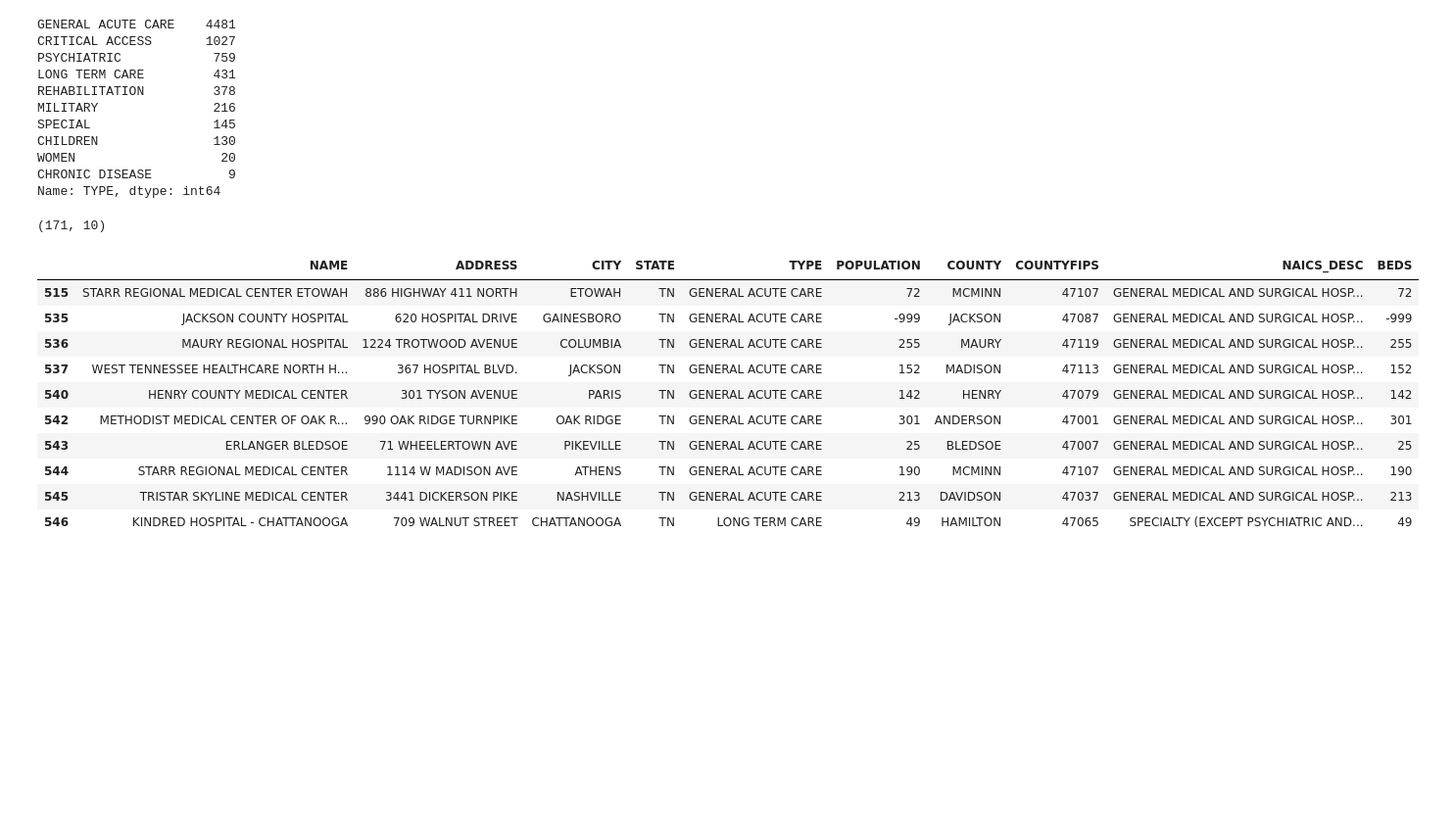
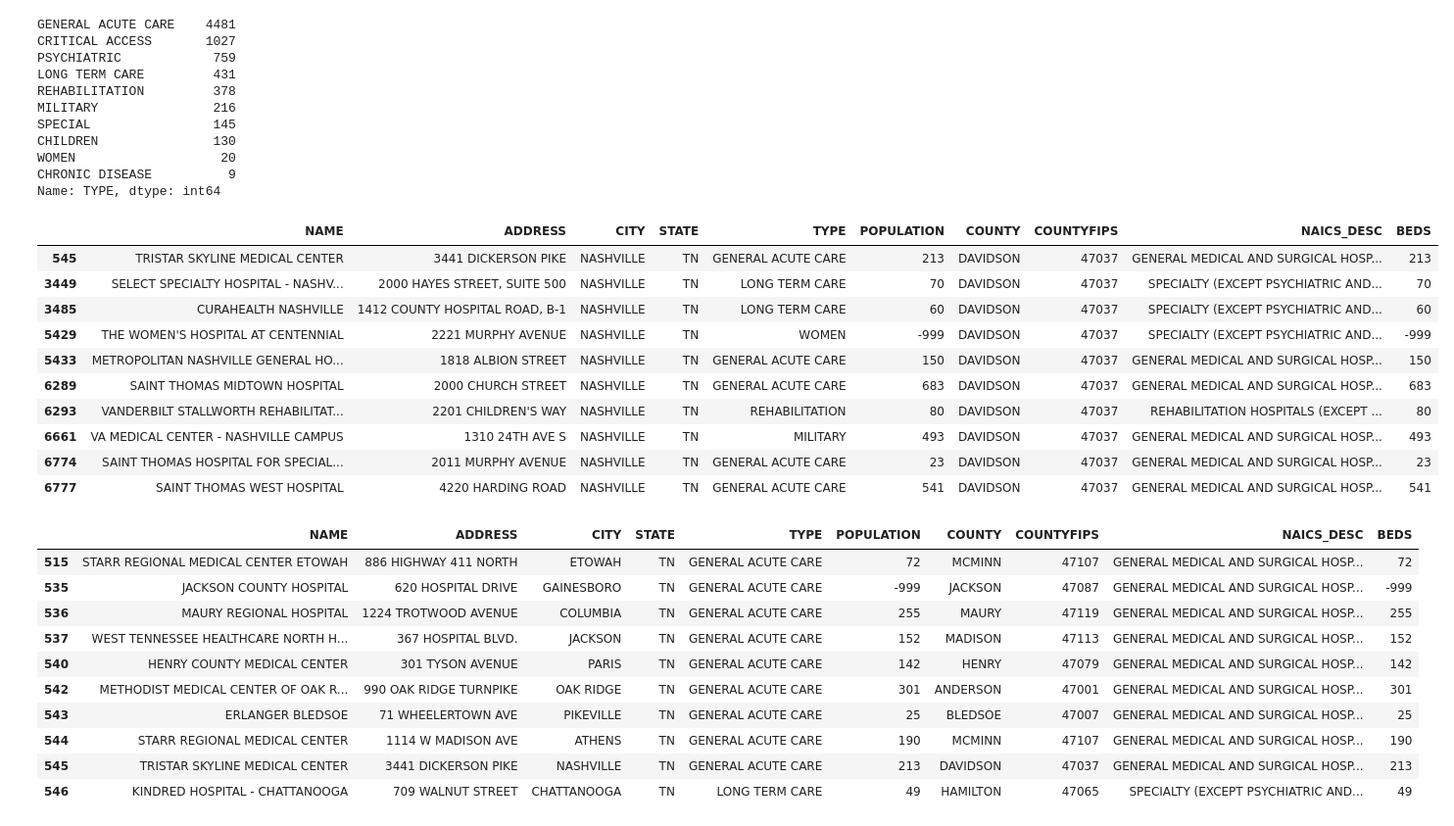
Before and after one commit to rnitin17/data-science-essentials-4, a Jupyter notebook: notebooks/HW1_coding_tasks.ipynb, the cells around one changed output. Shown: that part at 98% size. Saved outputs shown, nothing was run; the diff lists cells and outputs as text; code cells hidden in the pictures; blank space fills up the shorter version.

```diff
--- a/notebooks/HW1_coding_tasks.ipynb
+++ b/notebooks/HW1_coding_tasks.ipynb
@@ -77,11 +78,24 @@ CHRONIC DISEASE          9
 Name: TYPE, dtype: int64
 # %%
 Tennessee = Hospitals_selected.loc[Hospitals_selected['STATE'] == 'TN']
-Tennessee.shape
-
+#Tennessee.shape
+Nashville = Tennessee.loc[Tennessee['CITY'] == 'NASHVILLE']
 #171 x 10 i.e 171 hospitals in TN
+Nashville.shape
+#(13 x 10)
+Nashville.head(10)
 # %% [output]
-(171, 10)
+|  | NAME | ADDRESS | CITY | STATE | TYPE | POPULATION | COUNTY | COUNTYFIPS | NAICS_DESC | BEDS |
+| 545 | TRISTAR SKYLINE MEDICAL CENTER | 3441 DICKERSON PIKE | NASHVILLE | TN | GENERAL ACUTE CARE | 213 | DAVIDSON | 47037 | GENERAL MEDICAL AND SURGICAL HOSP... | 213 |
+| 3449 | SELECT SPECIALTY HOSPITAL - NASHV... | 2000 HAYES STREET, SUITE 500 | NASHVILLE | TN | LONG TERM CARE | 70 | DAVIDSON | 47037 | SPECIALTY (EXCEPT PSYCHIATRIC AND... | 70 |
+| 3485 | CURAHEALTH NASHVILLE | 1412 COUNTY HOSPITAL ROAD, B-1 | NASHVILLE | TN | LONG TERM CARE | 60 | DAVIDSON | 47037 | SPECIALTY (EXCEPT PSYCHIATRIC AND... | 60 |
+| 5429 | THE WOMEN'S HOSPITAL AT CENTENNIAL | 2221 MURPHY AVENUE | NASHVILLE | TN | WOMEN | -999 | DAVIDSON | 47037 | SPECIALTY (EXCEPT PSYCHIATRIC AND... | -999 |
+| 5433 | METROPOLITAN NASHVILLE GENERAL HO... | 1818 ALBION STREET | NASHVILLE | TN | GENERAL ACUTE CARE | 150 | DAVIDSON | 47037 | GENERAL MEDICAL AND SURGICAL HOSP... | 150 |
+| 6289 | SAINT THOMAS MIDTOWN HOSPITAL | 2000 CHURCH STREET | NASHVILLE | TN | GENERAL ACUTE CARE | 683 | DAVIDSON | 47037 | GENERAL MEDICAL AND SURGICAL HOSP... | 683 |
+| 6293 | VANDERBILT STALLWORTH REHABILITAT... | 2201 CHILDREN'S WAY | NASHVILLE | TN | REHABILITATION | 80 | DAVIDSON | 47037 | REHABILITATION HOSPITALS (EXCEPT ... | 80 |
+| 6661 | VA MEDICAL CENTER - NASHVILLE CAMPUS | 1310 24TH AVE S | NASHVILLE | TN | MILITARY | 493 | DAVIDSON | 47037 | GENERAL MEDICAL AND SURGICAL HOSP... | 493 |
+| 6774 | SAINT THOMAS HOSPITAL FOR SPECIAL... | 2011 MURPHY AVENUE | NASHVILLE | TN | GENERAL ACUTE CARE | 23 | DAVIDSON | 47037 | GENERAL MEDICAL AND SURGICAL HOSP... | 23 |
+| 6777 | SAINT THOMAS WEST HOSPITAL | 4220 HARDING ROAD | NASHVILLE | TN | GENERAL ACUTE CARE | 541 | DAVIDSON | 47037 | GENERAL MEDICAL AND SURGICAL HOSP... | 541 |
 # %%
 Tennessee.head(10)
 #Either there is no data for this - or the hospital is closed.. betting on the first
```
Also changed, not shown: parts of 3 cells of this notebook, 7 other files.
